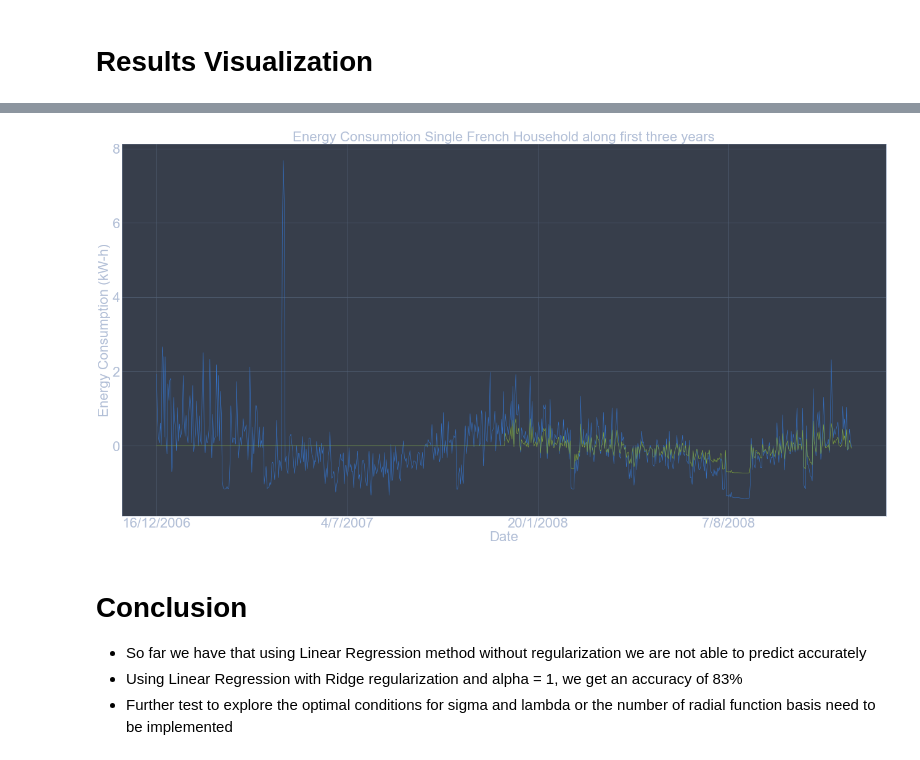
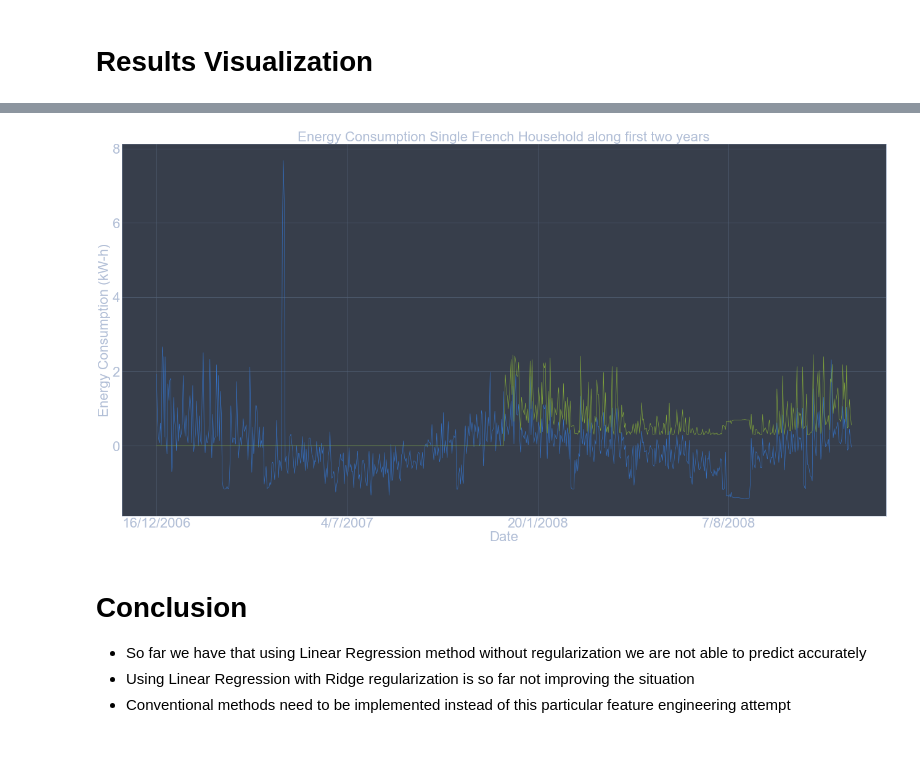
Before and after one commit to tm-pe2/ai-ml, a Jupyter notebook: timeseries/single_house.ipynb, the cells around one changed output, grey strips where cells are left out. Saved outputs shown, nothing was run; the diff lists cells and outputs as text; code cells hidden in the pictures.

```diff
--- a/timeseries/single_house.ipynb
+++ b/timeseries/single_house.ipynb
@@ -142,11 +149,11 @@ plt.legend(loc="best")
 # %%
 # Assumption: every point has the same "gaussian influence" across a single month
 # Here we define a monthly importance(decay) factor and the sigma hyperparameter
-sigma = 1
+sigma = s
 nm = 12
 m = np.zeros(shape=(1,nm))
 for i in range(nm):
-    m[0,i] = i * 2
+    m[0,i] = i
 
 #XE : XEngineered
 XE = np.zeros(shape=(len(X),nm))
@@ -178,12 +185,12 @@ print(XE)
 # for time series we should never split the data randomly! All the test data are the last points to consider
 # We have 1442 days, two years will be for training, one year for validation and the rest for test
 # %%
-Xtrain = XE[0:365]
-Xval = XE[365:730]
-Xtest = XE[1095:]
-ytrain = X[0:365]
-yval = X[365:730]
-ytest = X[1095:]
+Xtrain1 = XE[0:365]
+Xtrain2 = XE[365:730]
+Xtrain3 = XE[730:1095]
+ytrain1 = X[0:365]
+ytrain2 = X[365:730]
+ytrain3 = X[730:1095]
 print("Size of traininig set:" , len(Xtrain),";\tSize of validations set:", len(Xval), ";\tSize of test set: ", len(Xtest))
 # %% [output]
 Size of traininig set: 365 ;    Size of validations set: 365 ;  Size of test set:  347
@@ -193,10 +200,10 @@ Size of traininig set: 365 ;    Size of validations set: 365 ;  Size of test set
 ## Regularization using Ridge Regression
 # %%
 # Linear Regression
-lr = LinearRegression().fit(Xtrain, yval)
+lr = LinearRegression().fit(Xtrain1, ytrain2)
 # Ridge Regression
-alpha = 1
-lrr = Ridge(alpha).fit(Xtrain, yval)
+alpha = 0.01
+lrr = Ridge(alpha).fit(Xtrain1, ytrain2)
 # %%
 print("Results from Linear Regression")
 print("slope parameters / weight coefficients (lr.coef_):")
@@ -244,4 +250,5 @@ Test set score: 0.71
 # Results Visualization
 # %%
 y_valpredict = lrr.predict(Xval)
+y_toplot = scaler.inverse_transform(y_valpredict)
 # %%
@@ -274,26 +261,26 @@ print(len(data["Time"][0:size]), len(yreal))
 # %%
 plt.figure(figsize=(40,20), dpi=40)
 plt.locator_params(axis='x', nbins=3)
 x_ticks = np.arange(0, len(Xtrain) + len(Xval), 200)
 plt.xticks(x_ticks)
 plt.xticks(fontsize=40)
 plt.yticks(fontsize=40)
 size = len(Xtrain) + len(Xval)
 yreal = np.concatenate((ytrain, yval))
 xreal_values = data.iloc[0:size,0].values
 plt.plot(xreal_values, yreal)
 ypred= lrr.predict(Xval)
 ynull = np.zeros(len(ytrain))
-ypredicted = np.concatenate((ynull.reshape(-1,1), ypred))
+ypredicted = np.concatenate((ynull.reshape(-1,1), y_toplot))
 plt.plot(xreal_values, ypredicted)
 plt.xlabel("Date", fontsize=40)
 plt.ylabel("Energy Consumption (kW-h)", fontsize=40)
-plt.title("Energy Consumption Single French Household along first three years", fontsize=40)
+plt.title("Energy Consumption Single French Household along first two years", fontsize=40)
 plt.show()
 # %% [output]
-[figure, old version]
+[figure, new version]
 # %% [markdown]
 # Conclusion
 - So far we have that using Linear Regression method without regularization we are not able to predict accurately
-- Using Linear Regression with Ridge regularization and alpha = 1, we get an accuracy of 83%
-- Further test to explore the optimal conditions for sigma and lambda or the number of radial function basis need to be implemented
+- Using Linear Regression with Ridge regularization is so far not improving the situation
+- Conventional methods need to be implemented instead of this particular feature engineering attempt
```
Also changed, not shown: parts of 11 cells of this notebook, 1 other file.
